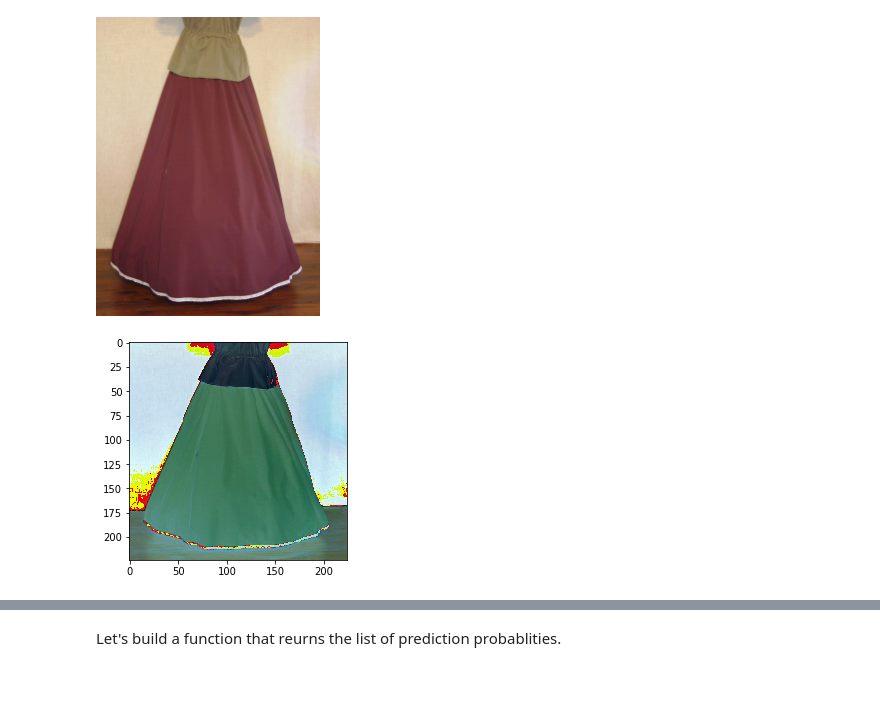
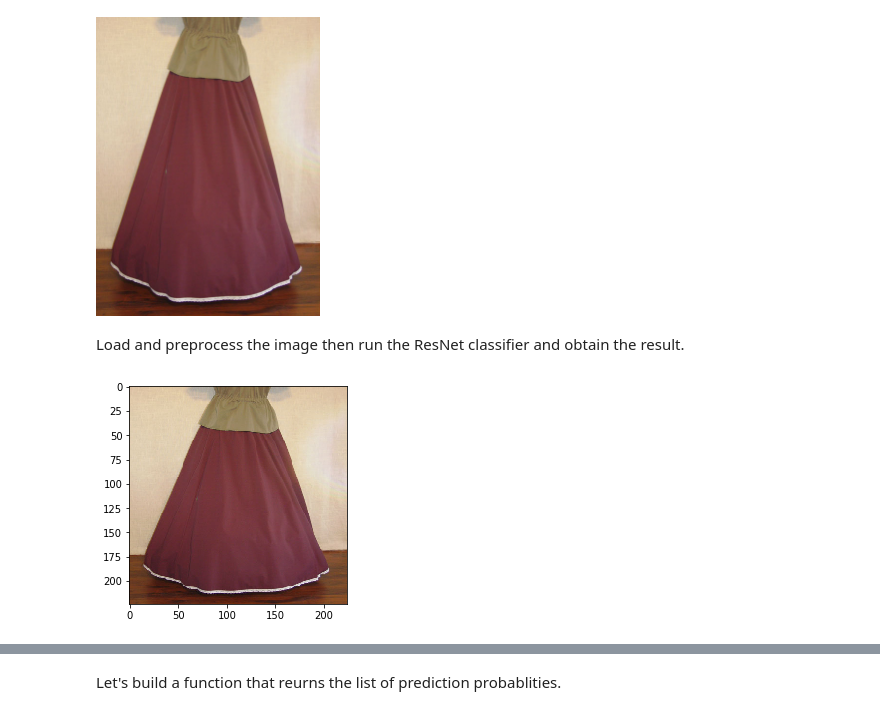
Before and after one commit to emsi/DL_Training_materials, a Jupyter notebook: 1 Image Recognition/2 Image Recognition.ipynb, the cells around one changed output, grey strips where cells are left out. Saved outputs shown, nothing was run; the diff lists cells and outputs as text; code cells hidden in the pictures; blank space fills up the shorter version.

```diff
--- a/1 Image Recognition/2 Image Recognition.ipynb
+++ b/1 Image Recognition/2 Image Recognition.ipynb
@@ -44,19 +48,33 @@ img_path = "./data/2.jpg"
 display(Image(filename=img_path, width=224, height=224))
 # %% [output]
 [figure]
+# %% [markdown]
+Load and preprocess the image then run the ResNet classifier and obtain the result.
 # %%
+# Load and resize the image using keras.preprocessing.image.load_img
 img = image.load_img(img_path, target_size=(224, 224))
+# convert to array
 x = image.img_to_array(img)
+
+# Display actual imaged as scaled by keras.preprocessing.image.load_img
+# In some cases it might be better to apply different scaling, cropping/padding strategy
+plt.imshow(x/255)
+plt.show()
+
+# Expand dimention, as model.predict() expect batch of images
 x = np.expand_dims(x, axis=0)
+
+# preprocess image (The input images should be zero-centered by mean pixel)
 x = preprocess_input(x)
 
+# Call the model to obtain prediction
 preds = model.predict(x)
+# decode prediction to dictionary of clas name and probability
+decoded=decode_predictions(preds, top=3)[0]
 
 
-plt.imshow(x[0])
-plt.show()
 # decode the results into a list of tuples (class, description, probability)
 # (one such list for each sample in the batch)
-print('Predicted:', decode_predictions(preds, top=3)[0])
+print('Predicted:', decoded)
 # %% [output]
-[figure, old version]
+[figure, new version]
```
Also changed, not shown: parts of 8 cells of this notebook.
